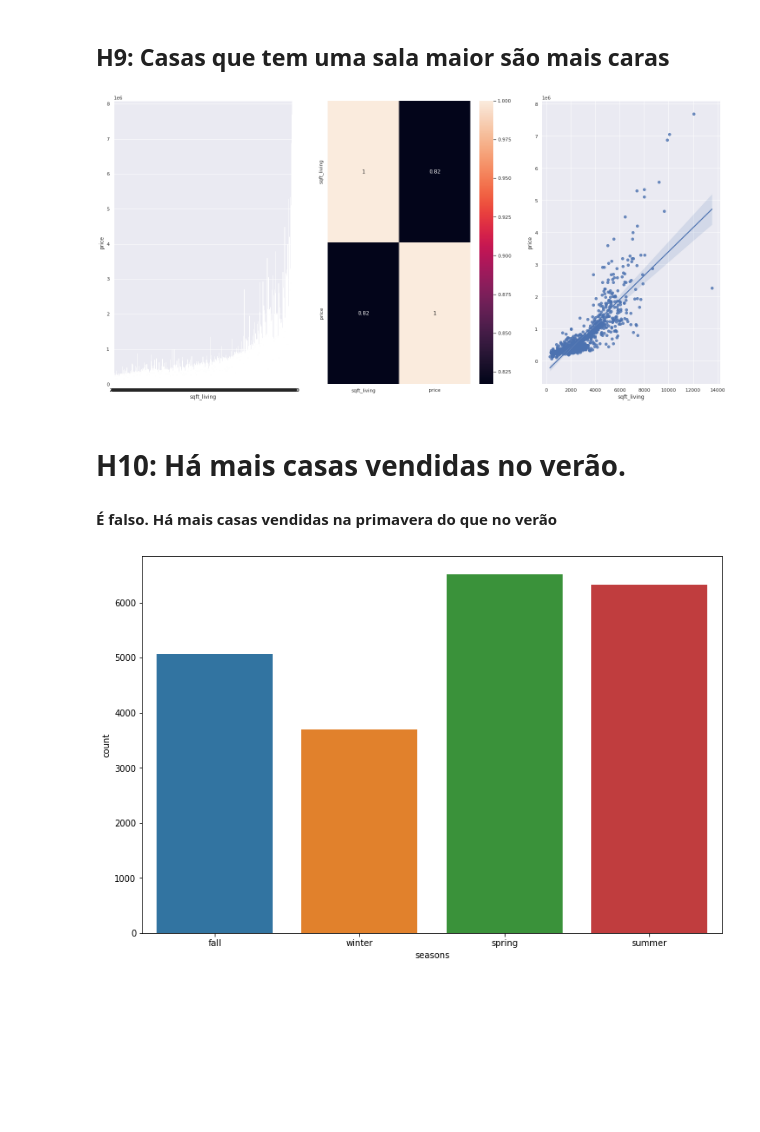
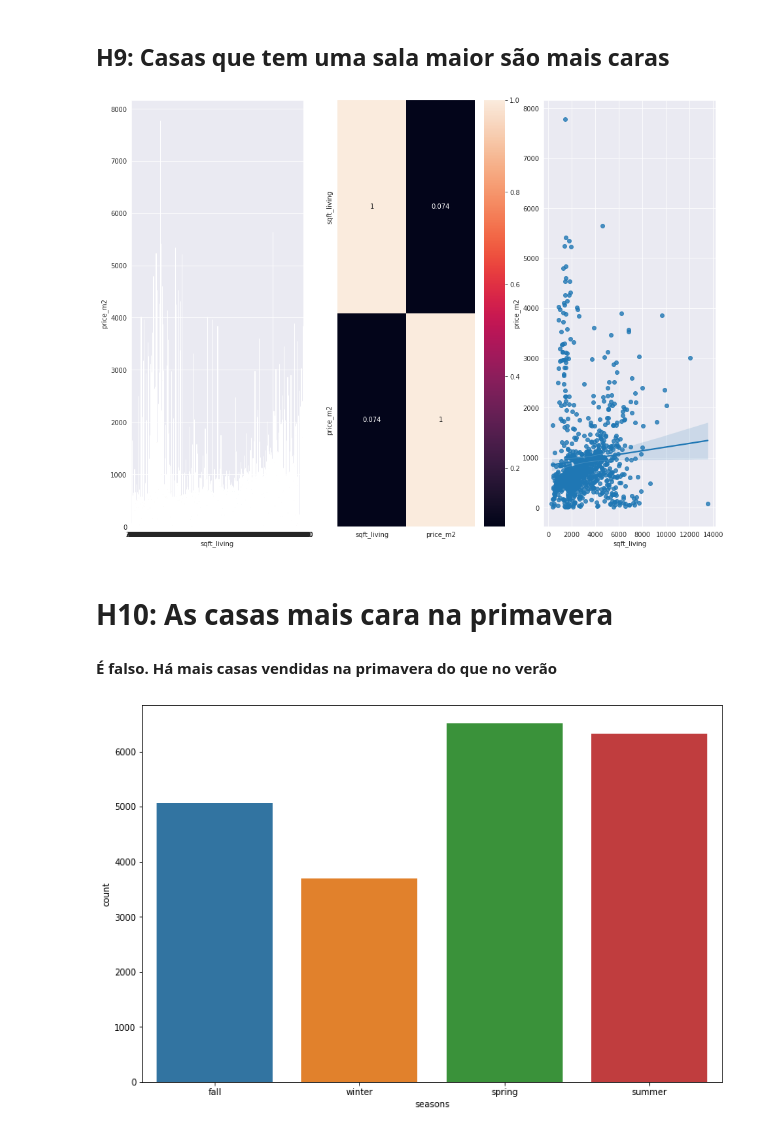
Before and after one commit to guiaraujofreitas/python_do_zero, a Jupyter notebook: Projetos_de_Insights_HouseRocket.ipynb, the cells around one changed output. Drawn from its saved outputs; the diff is of its cells as text; code cells hidden in the pictures; blank space fills up the shorter version.

```diff
--- a/Projetos_de_Insights_HouseRocket.ipynb
+++ b/Projetos_de_Insights_HouseRocket.ipynb
@@ -550,24 +563,24 @@ sns.barplot(x = 'bedrooms', y = 'grade', data = df_h8);
 # %% [markdown]
 ## H9: Casas que tem uma sala maior são mais caras
 # %%
-#selecionar a coluna da sala sqft_living e de preço
-# separar agrupar e ordenar essas colunas
-# fazer um gráfico que revele a questão desta hipotesdf
 
-df_h9 = df[['price','sqft_living']].groupby('sqft_living').median().reset_index()
+df_h9 = df[['price_m2','sqft_living']].groupby('sqft_living').median().reset_index()
+
+#montando os gráficos
+fig = plt.figure(figsize=(16,12))
 
 plt.subplot(1,3,1)
-sns.barplot(x = 'sqft_living', y = 'price', data = df_h9);
+sns.barplot(x = 'sqft_living', y = 'price_m2', data = df_h9);
 
 plt.subplot(1,3,2)
 sns.heatmap(df_h9.corr (method= 'pearson'), annot = True);
 
 plt.subplot(1,3,3)
-sns.regplot(x = 'sqft_living', y = 'price', data = df_h9);
+sns.regplot(x = 'sqft_living', y = 'price_m2', data = df_h9);
 # %% [output]
-[figure, old version]
+[figure, new version]
 # %% [markdown]
-# H10: Há mais casas vendidas no verão.
+# H10: As casas mais cara na primavera
 
 #### É falso. Há mais casas vendidas na primavera do que no verão
 # %%
```
Also changed, not shown: parts of 5 cells of this notebook.
